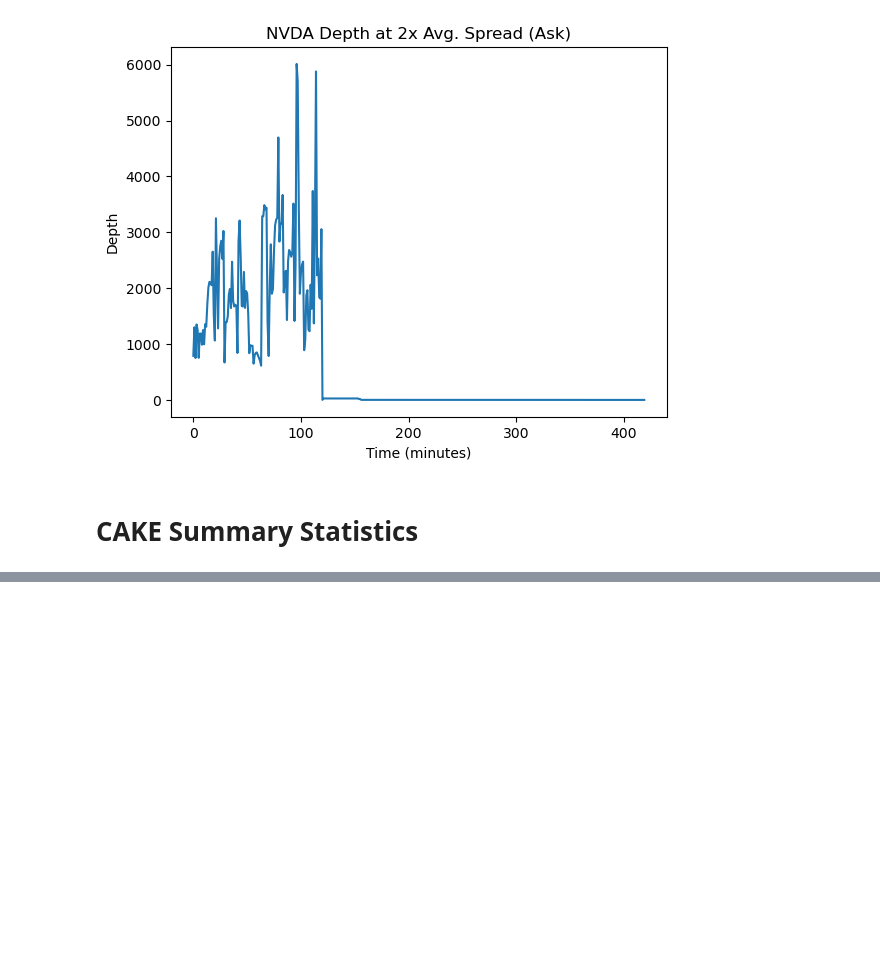
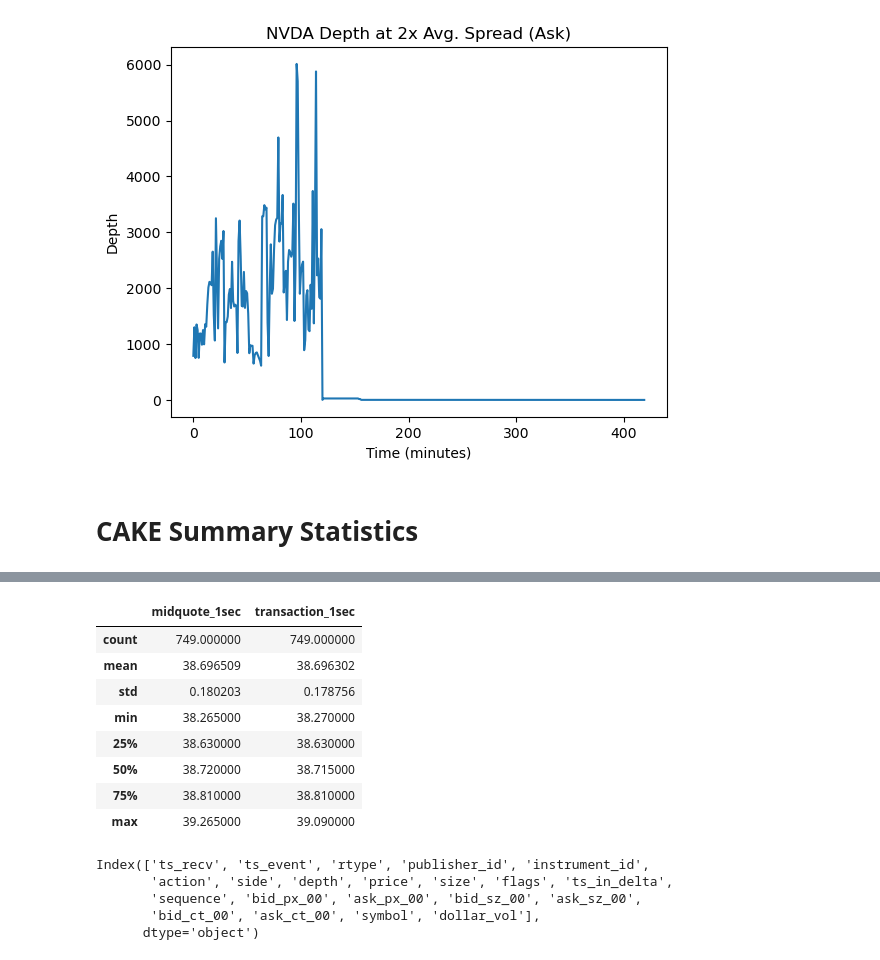
Before and after one commit to amchugh2/230x_team_repo, a Jupyter notebook: hw1.ipynb, the cells around one changed output, grey strips where cells are left out. Cells and saved outputs as stored; diff of their text form; code cells hidden in the pictures; blank space fills up the shorter version.

```diff
--- a/hw1.ipynb
+++ b/hw1.ipynb
@@ -606,2 +634,22 @@ CAKE Low:  38.7
+# %%
+sec_stats
+# %% [output]
+|  | midquote_1sec | transaction_1sec |
+| count | 749.000000 | 749.000000 |
+| mean | 38.696509 | 38.696302 |
+| std | 0.180203 | 0.178756 |
+| min | 38.265000 | 38.270000 |
+| 25% | 38.630000 | 38.630000 |
+| 50% | 38.720000 | 38.715000 |
+| 75% | 38.810000 | 38.810000 |
+| max | 39.265000 | 39.090000 |
 # %%
 print(len(nvda_df_mbo))
+# %%
+cake_df.columns
+# %% [output]
+Index(['ts_recv', 'ts_event', 'rtype', 'publisher_id', 'instrument_id',
+       'action', 'side', 'depth', 'price', 'size', 'flags', 'ts_in_delta',
+       'sequence', 'bid_px_00', 'ask_px_00', 'bid_sz_00', 'ask_sz_00',
+       'bid_ct_00', 'ask_ct_00', 'symbol', 'dollar_vol'],
+      dtype='object')
```
Also changed, not shown: parts of 7 cells of this notebook.
